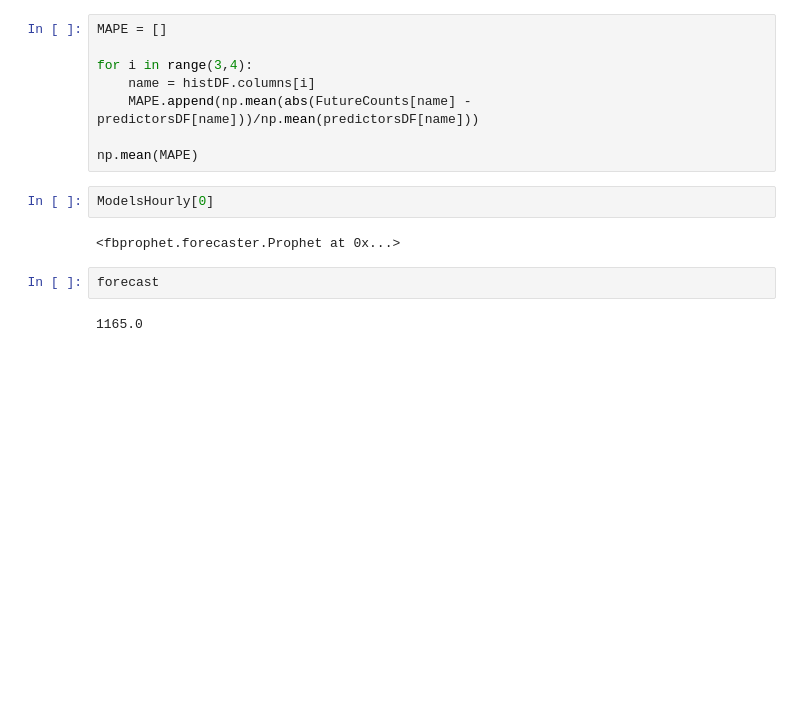
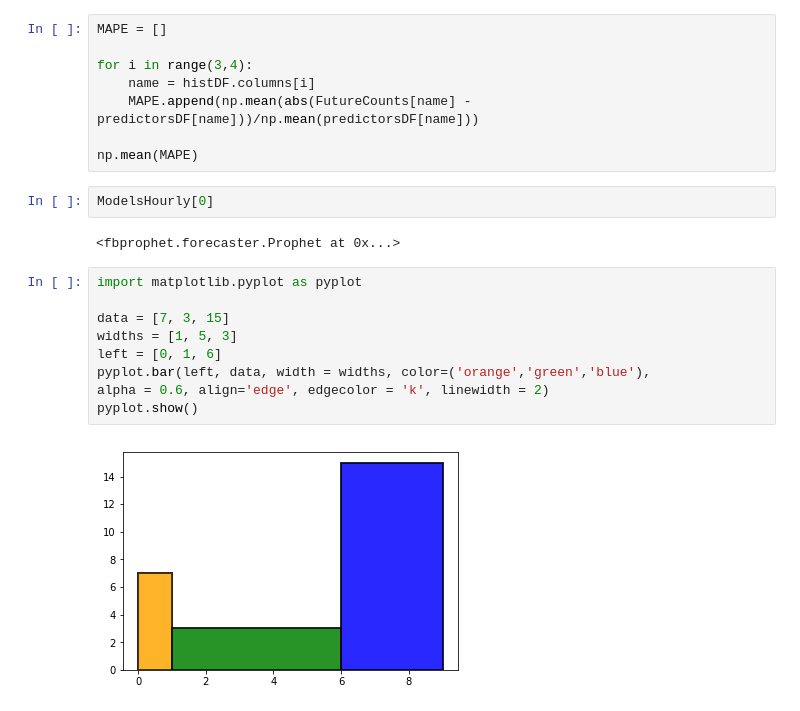
Before and after one commit to cspitmit03/data602-finalproject, a Jupyter notebook: Predict.ipynb, the cells around one changed output. Saved outputs shown, nothing was run; the diff lists cells and outputs as text; blank space fills up the shorter version.

Commit message:
Added Bar plot function for forecasts

```diff
--- a/Predict.ipynb
+++ b/Predict.ipynb
@@ -540,7 +540,14 @@ np.mean(MAPE)
 ModelsHourly[0]
 # %% [output]
 <fbprophet.forecaster.Prophet at 0x...>
-# %%
-forecast
-# %% [output]
-1165.0
+# %%
+import matplotlib.pyplot as pyplot
+
+data = [7, 3, 15]
+widths = [1, 5, 3]
+left = [0, 1, 6]
+pyplot.bar(left, data, width = widths, color=('orange','green','blue'),
+alpha = 0.6, align='edge', edgecolor = 'k', linewidth = 2)
+pyplot.show()
+# %% [output]
+[figure, added]
```
Also changed, not shown: parts of 7 cells of this notebook, 1 other file.
